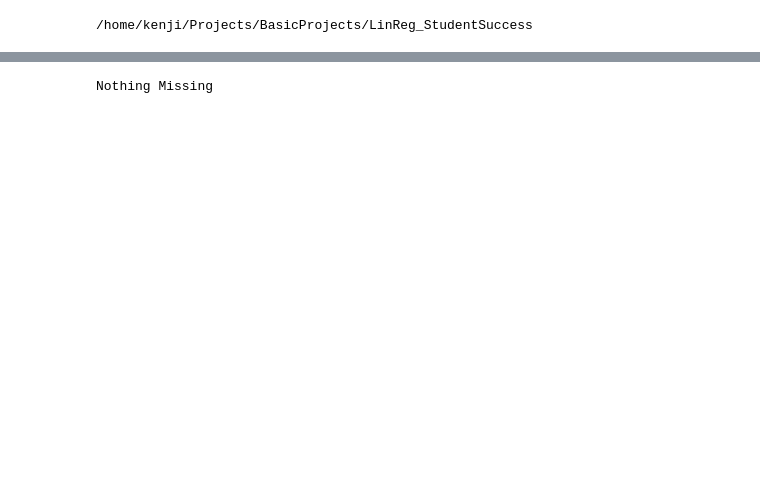
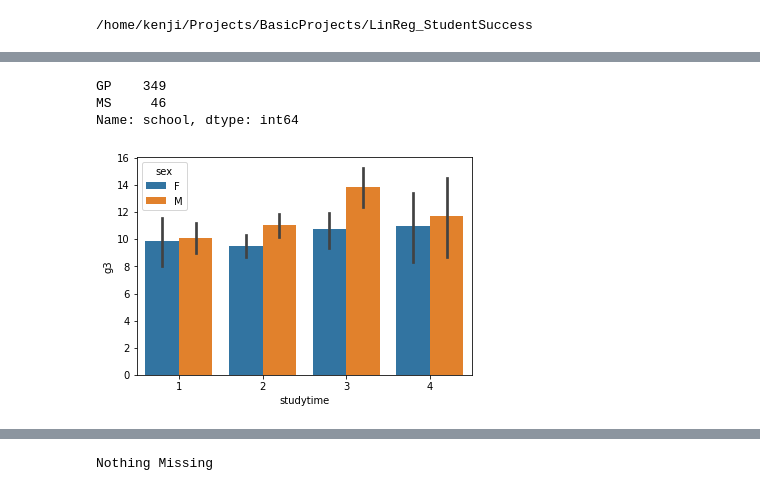
Before and after one commit to 333Kenji/StudentSuccess-LinReg, a Jupyter notebook: Notebooks/LogReg_StudentSucess.ipynb, the cells around one changed output, grey strips where cells are left out. Cells and saved outputs as stored; diff of their text form; code cells hidden in the pictures; blank space fills up the shorter version.

```diff
--- a/Notebooks/LogReg_StudentSucess.ipynb
+++ b/Notebooks/LogReg_StudentSucess.ipynb
@@ -48,0 +65,2 @@ memory usage: 102.0+ KB
+# %%
+data.columns = map(str.lower, data.columns)
@@ -48,0 +144,13 @@ memory usage: 102.0+ KB
+# %%
+### 1.4 EDA: Initial Visualization
+
+data.school.value_counts()
+# %% [output]
+GP    349
+MS     46
+Name: school, dtype: int64
+# %%
+sns.barplot(data=data, x=data.studytime, y="g3", hue='sex')
+plt.show()
+# %% [output]
+[figure, added]
```
Also changed, not shown: parts of 30 cells of this notebook.
